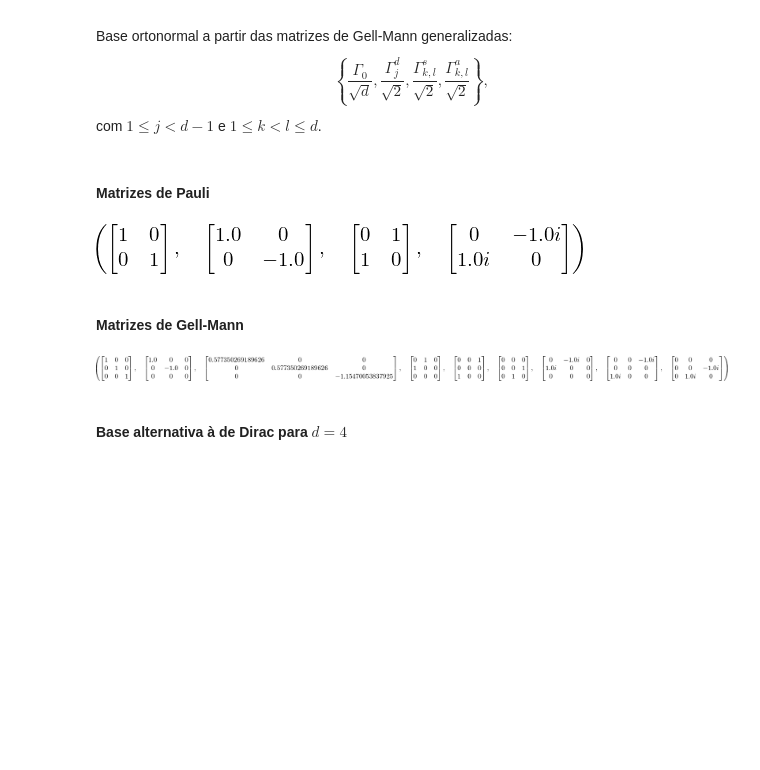
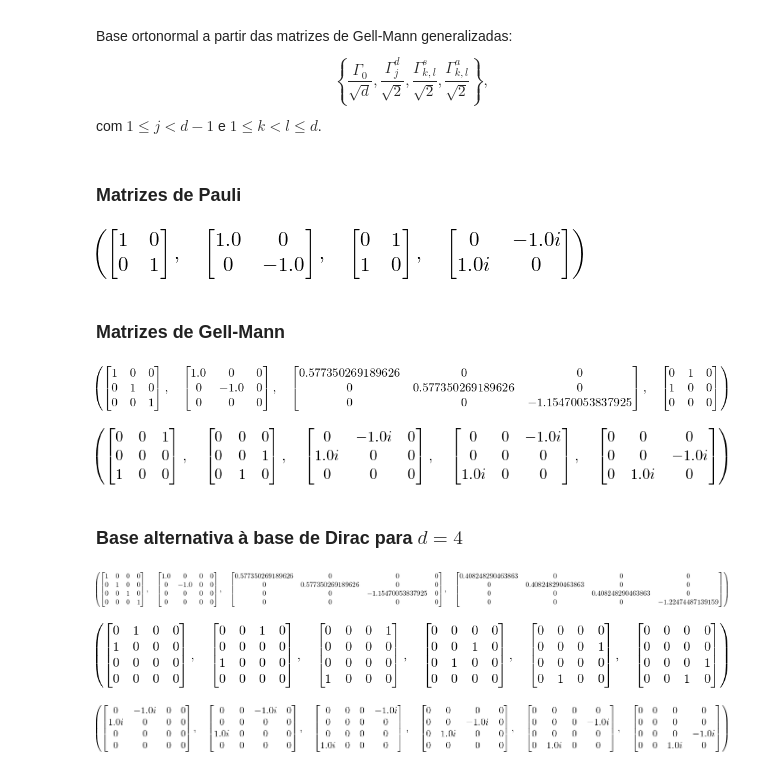
Before and after one commit to jonasmaziero/algebra_linear, a Jupyter notebook: 10_Lie.ipynb, the cells around one changed output. Cells and saved outputs as stored; diff of their text form; code cells hidden in the pictures; blank space fills up the shorter version.

```diff
--- a/10_Lie.ipynb
+++ b/10_Lie.ipynb
@@ -278,2 +304,0 @@ tr(g0), tr(g1), tr(g2), tr(g3)
-# %%
-for j in range(0,4):
@@ -318,16 +347,32 @@ def gell_mann(d,g,j,k):
         gm[j-1,k-1] = -1j;  gm[k-1,j-1] = 1j
     return gm
 # %% [markdown]
-#### Matrizes de Pauli
+### Matrizes de Pauli
 # %%
 gell_mann(2,'i',1,1), gell_mann(2,'d',1,1), gell_mann(2,'s',1,2), gell_mann(2,'a',1,2)
 # %% [output]
 [figure]
 # %% [markdown]
-#### Matrizes de Gell-Mann
+### Matrizes de Gell-Mann
+# %%
+gell_mann(3,'i',1,1), gell_mann(3,'d',1,1), gell_mann(3,'d',2,2),gell_mann(3,'s',1,2)
+# %% [output]
+[figure, added]
 # %%
-gell_mann(3,'i',1,1), gell_mann(3,'d',1,1), gell_mann(3,'d',2,2), gell_mann(3,'s',1,2), gell_mann(3,'s',1,3),gell_mann(3,'s',2,3), gell_mann(3,'a',1,2), gell_mann(3,'a',1,3), gell_mann(3,'a',2,3)
+gell_mann(3,'s',1,3),gell_mann(3,'s',2,3), gell_mann(3,'a',1,2), gell_mann(3,'a',1,3), gell_mann(3,'a',2,3)
 # %% [output]
-[figure, old version]
+[figure, new version]
 # %% [markdown]
-#### Base alternativa à de Dirac para $d=4$
+### Base alternativa à base de Dirac para $d=4$
+# %%
+gell_mann(4,'i',1,1), gell_mann(4,'d',1,1), gell_mann(4,'d',2,2), gell_mann(4,'d',3,3)
+# %% [output]
+[figure, added]
+# %%
+gell_mann(4,'s',1,2),gell_mann(4,'s',1,3),gell_mann(4,'s',1,4),gell_mann(4,'s',2,3),gell_mann(4,'s',2,4),gell_mann(4,'s',3,4)
+# %% [output]
+[figure, added]
+# %%
+gell_mann(4,'a',1,2),gell_mann(4,'a',1,3),gell_mann(4,'a',1,4),gell_mann(4,'a',2,3),gell_mann(4,'a',2,4),gell_mann(4,'a',3,4)
+# %% [output]
+[figure, added]
```
Also changed, not shown: parts of 9 cells of this notebook, 1 other file.
